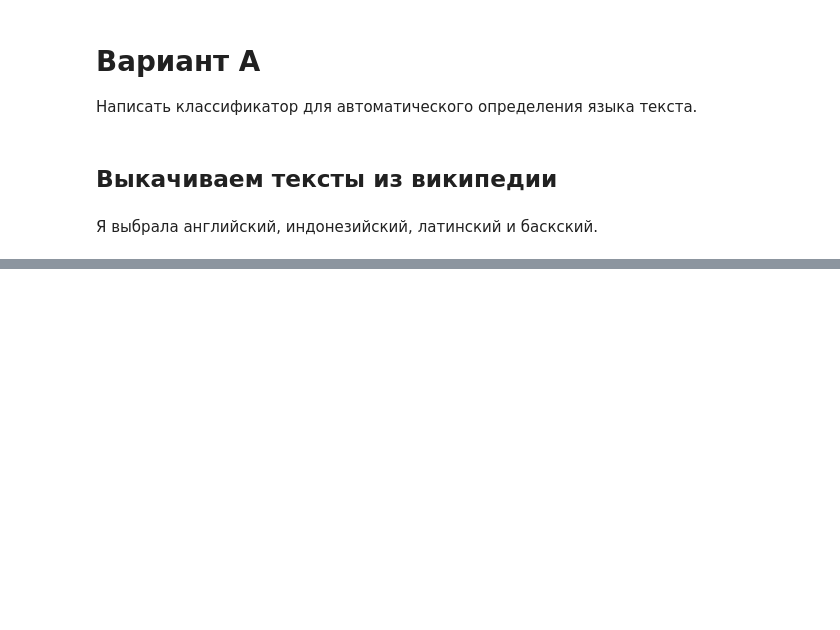
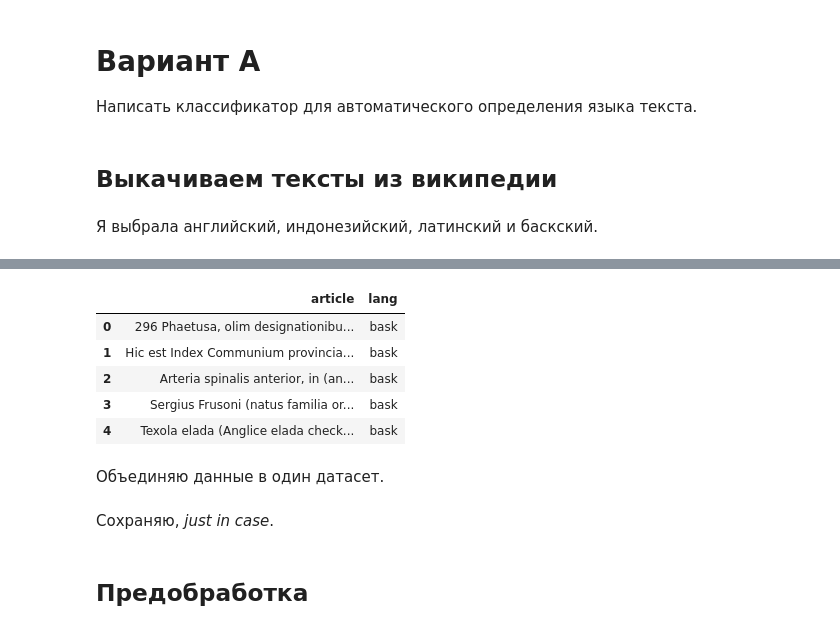
Before and after one commit to maryszmary/compling_hw, a Jupyter notebook: hw1.ipynb, the cells around one changed output, grey strips where cells are left out. Saved outputs shown, nothing was run; the diff lists cells and outputs as text; code cells hidden in the pictures; blank space fills up the shorter version.

```diff
--- a/hw1.ipynb
+++ b/hw1.ipynb
@@ -130,0 +196,6 @@ bask_articles = get_articles(bask_pages)
+# %%
+# 100 random indonesian texts
+wikipedia.set_lang("id")
+ind_pages = wikipedia.random(pages=150)
+ind_articles = get_articles(ind_pages)
+ind_articles = lat_articles[:100]
@@ -130,0 +246,12 @@ bask_articles = get_articles(bask_pages)
+# %%
+ind = pandas.DataFrame({'lang': 100 * ['bask'], 'article': ind_articles})
+ind.head()
+# %% [output]
+|  | article | lang |
+| 0 | 296 Phaetusa, olim designationibu... | bask |
+| 1 | Hic est Index Communium provincia... | bask |
+| 2 | Arteria spinalis anterior, in (an... | bask |
+| 3 | Sergius Frusoni (natus familia or... | bask |
+| 4 | Texola elada (Anglice elada check... | bask |
+# %% [markdown]
+Объединяю данные в один датасет.
@@ -130,0 +260,2 @@ bask_articles = get_articles(bask_pages)
+# %% [markdown]
+Сохраняю, *just in case*.
@@ -130,0 +264,2 @@ bask_articles = get_articles(bask_pages)
+# %% [markdown]
+## Предобработка
```
Also changed, not shown: parts of 17 cells of this notebook.
